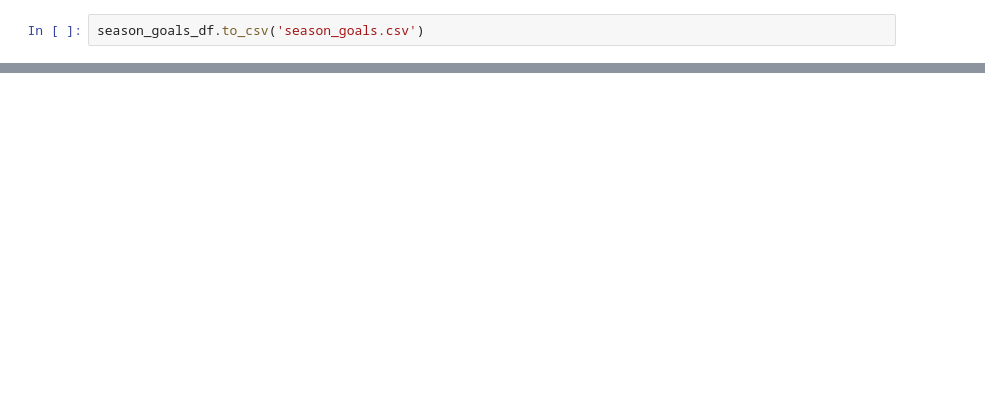
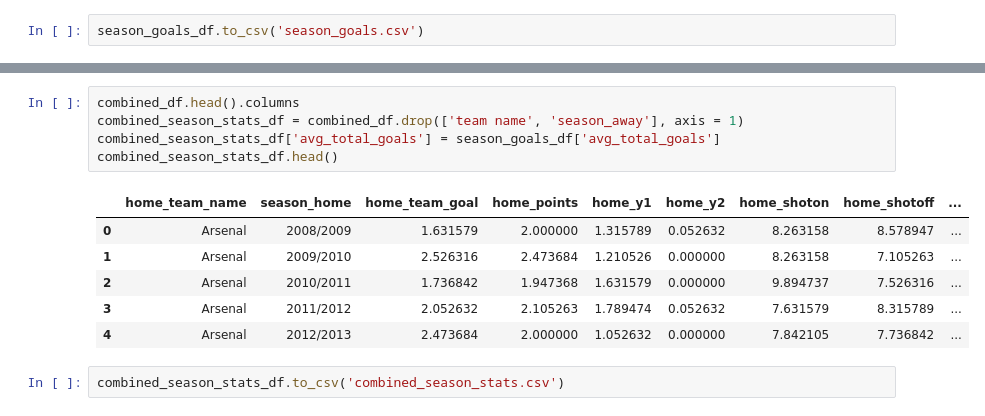
Before and after one commit to mwehlast/ls88_project, a Jupyter notebook: Descriptive+Statistics.ipynb, the cells around one changed output, grey strips where cells are left out. Cells and saved outputs as stored; diff of their text form; blank space fills up the shorter version.

```diff
--- a/Descriptive+Statistics.ipynb
+++ b/Descriptive+Statistics.ipynb
@@ -677,0 +731,14 @@ season_goals_df.to_csv('season_goals.csv')
+# %%
+combined_df.head().columns
+combined_season_stats_df = combined_df.drop(['team name', 'season_away'], axis = 1)
+combined_season_stats_df['avg_total_goals'] = season_goals_df['avg_total_goals']
+combined_season_stats_df.head()
+# %% [output]
+|  | home_team_name | season_home | home_team_goal | home_points | home_y1 | home_y2 | home_shoton | home_shotoff | ... |
+| 0 | Arsenal | 2008/2009 | 1.631579 | 2.000000 | 1.315789 | 0.052632 | 8.263158 | 8.578947 | ... |
+| 1 | Arsenal | 2009/2010 | 2.526316 | 2.473684 | 1.210526 | 0.000000 | 8.263158 | 7.105263 | ... |
+| 2 | Arsenal | 2010/2011 | 1.736842 | 1.947368 | 1.631579 | 0.000000 | 9.894737 | 7.526316 | ... |
+| 3 | Arsenal | 2011/2012 | 2.052632 | 2.105263 | 1.789474 | 0.052632 | 7.631579 | 8.315789 | ... |
+| 4 | Arsenal | 2012/2013 | 2.473684 | 2.000000 | 1.052632 | 0.000000 | 7.842105 | 7.736842 | ... |
+# %%
+combined_season_stats_df.to_csv('combined_season_stats.csv')
```
Also changed, not shown: parts of 3 cells of this notebook, 1 other file.
